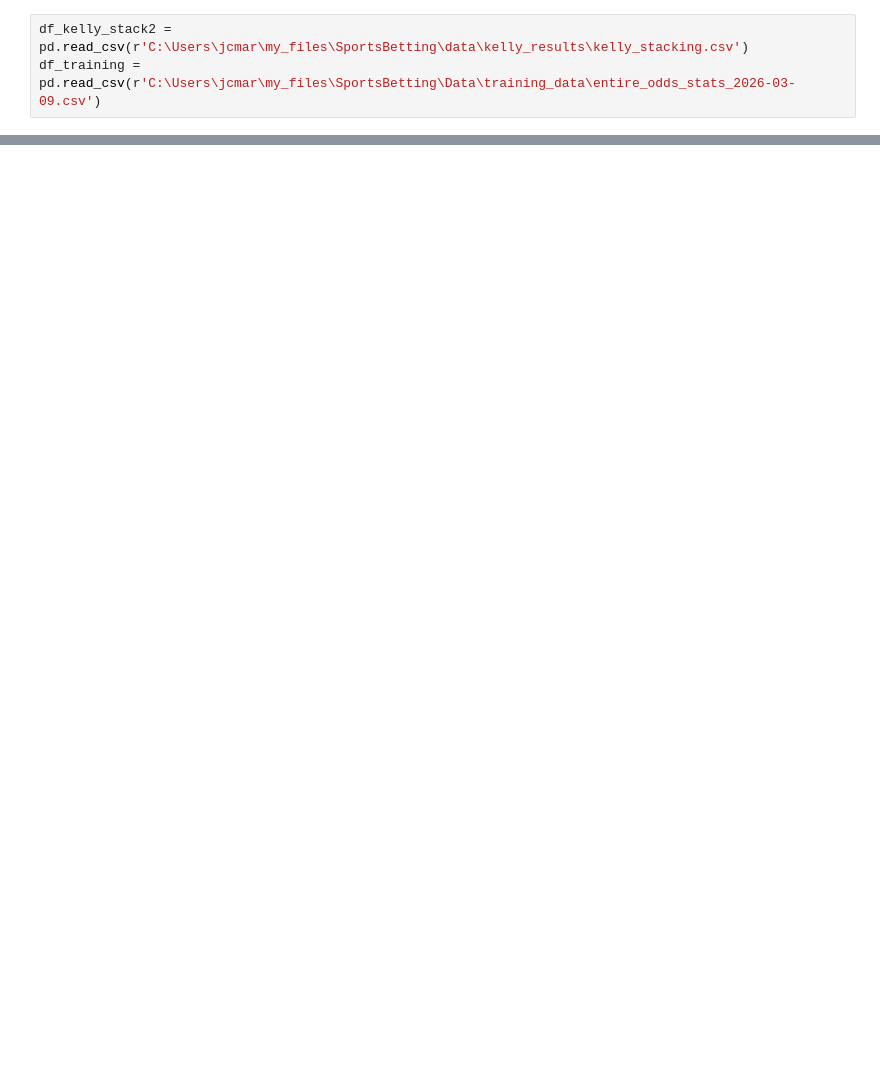
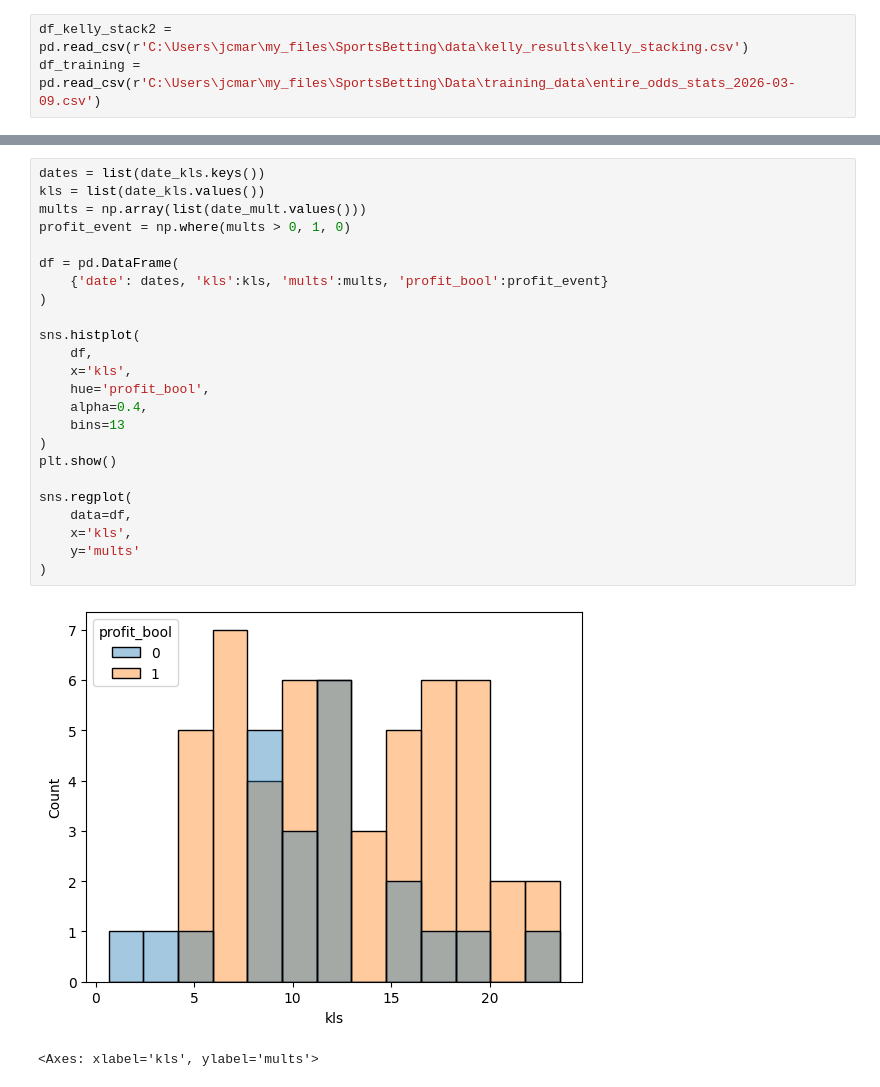
Before and after one commit to jcmarkowicz/sports_betting, a Jupyter notebook: Notebooks/Bets/event_kl_divergence.ipynb, the cells around one changed output, grey strips where cells are left out. Cells and saved outputs as stored; diff of their text form; blank space fills up the shorter version.

```diff
--- a/Notebooks/Bets/event_kl_divergence.ipynb
+++ b/Notebooks/Bets/event_kl_divergence.ipynb
@@ -36,0 +90,27 @@ def avg_kl_div(cols, train_df, results_df):
+# %%
+dates = list(date_kls.keys())
+kls = list(date_kls.values())
+mults = np.array(list(date_mult.values()))
+profit_event = np.where(mults > 0, 1, 0)
+
+df = pd.DataFrame(
+    {'date': dates, 'kls':kls, 'mults':mults, 'profit_bool':profit_event}
+)
+
+sns.histplot(
+    df,
+    x='kls',
+    hue='profit_bool',
+    alpha=0.4,
+    bins=13
+)
+plt.show()
+
+sns.regplot(
+    data=df,
+    x='kls',
+    y='mults'
+)
+# %% [output]
+[figure, added]
+<Axes: xlabel='kls', ylabel='mults'>
```
Also changed, not shown: parts of 5 cells of this notebook, 8 other files.
